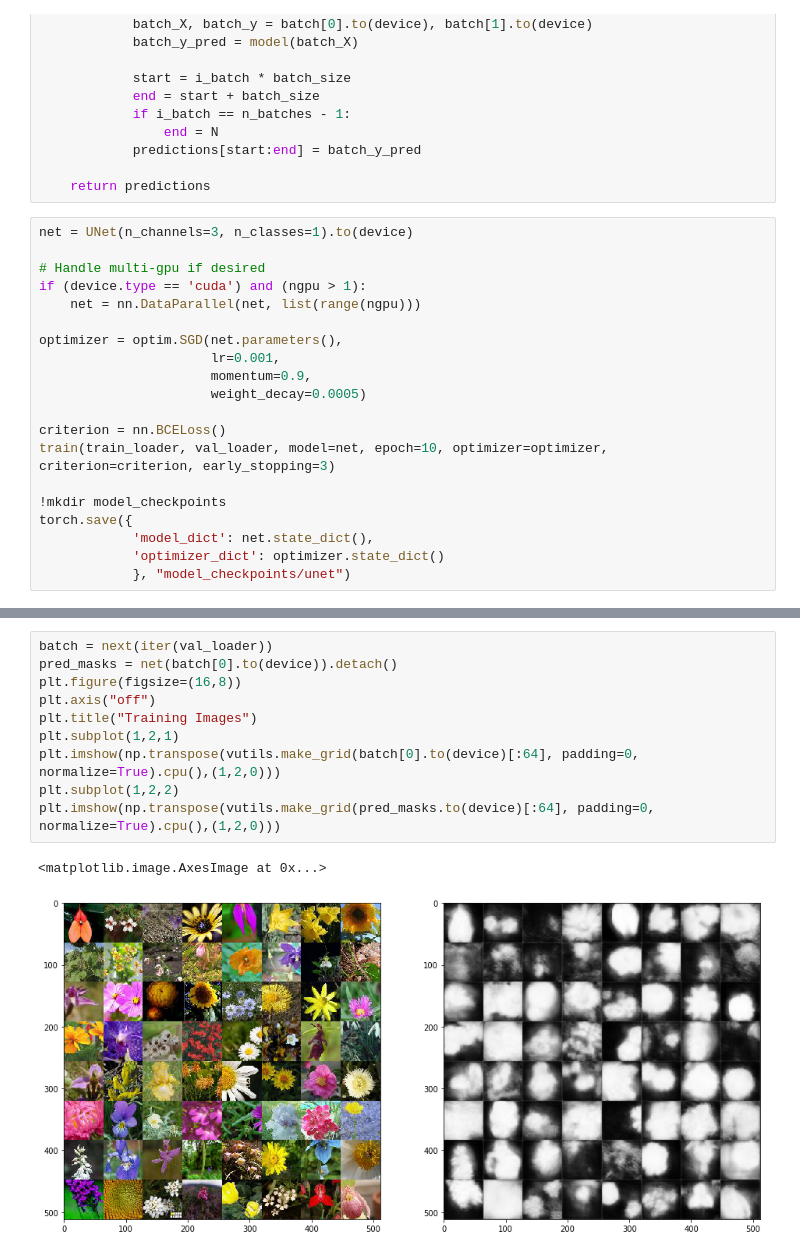
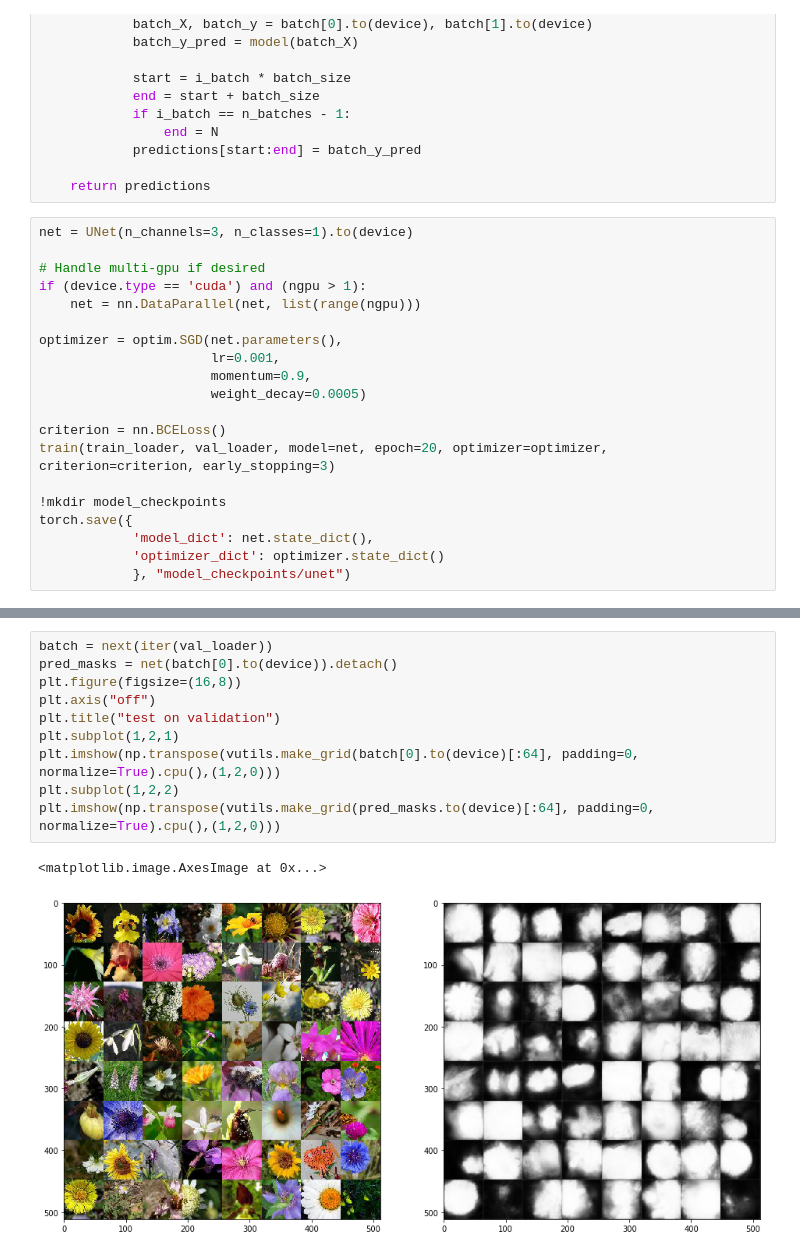
Before and after one commit to NoxMoon/gan_flowers, a Jupyter notebook: segmentation_training.ipynb, the cells around one changed output, grey strips where cells are left out. Drawn from its saved outputs; the diff is of its cells as text.

```diff
--- a/segmentation_training.ipynb
+++ b/segmentation_training.ipynb
@@ -299,7 +196,7 @@ optimizer = optim.SGD(net.parameters(),
                       weight_decay=0.0005)
 
 criterion = nn.BCELoss()
-train(train_loader, val_loader, model=net, epoch=10, optimizer=optimizer, criterion=criterion, early_stopping=3)
+train(train_loader, val_loader, model=net, epoch=20, optimizer=optimizer, criterion=criterion, early_stopping=3)
 
 !mkdir model_checkpoints
 torch.save({
@@ -314,13 +220,13 @@ load best weights from epoch 2
 # %%
 batch = next(iter(val_loader))
 pred_masks = net(batch[0].to(device)).detach()
 plt.figure(figsize=(16,8))
 plt.axis("off")
-plt.title("Training Images")
+plt.title("test on validation")
 plt.subplot(1,2,1)
 plt.imshow(np.transpose(vutils.make_grid(batch[0].to(device)[:64], padding=0, normalize=True).cpu(),(1,2,0)))
 plt.subplot(1,2,2)
 plt.imshow(np.transpose(vutils.make_grid(pred_masks.to(device)[:64], padding=0, normalize=True).cpu(),(1,2,0)))
 # %% [output]
 <matplotlib.image.AxesImage at 0x...>
-[figure, old version]
+[figure, new version]
```
Also changed, not shown: parts of 4 cells of this notebook, 10 other files.
